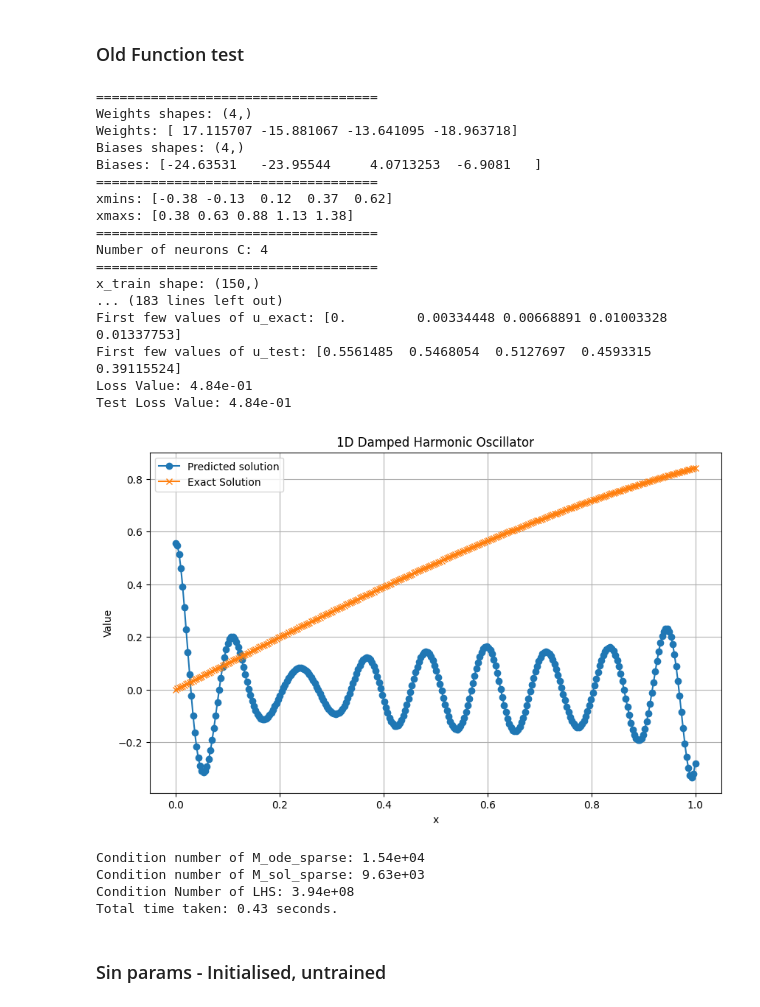
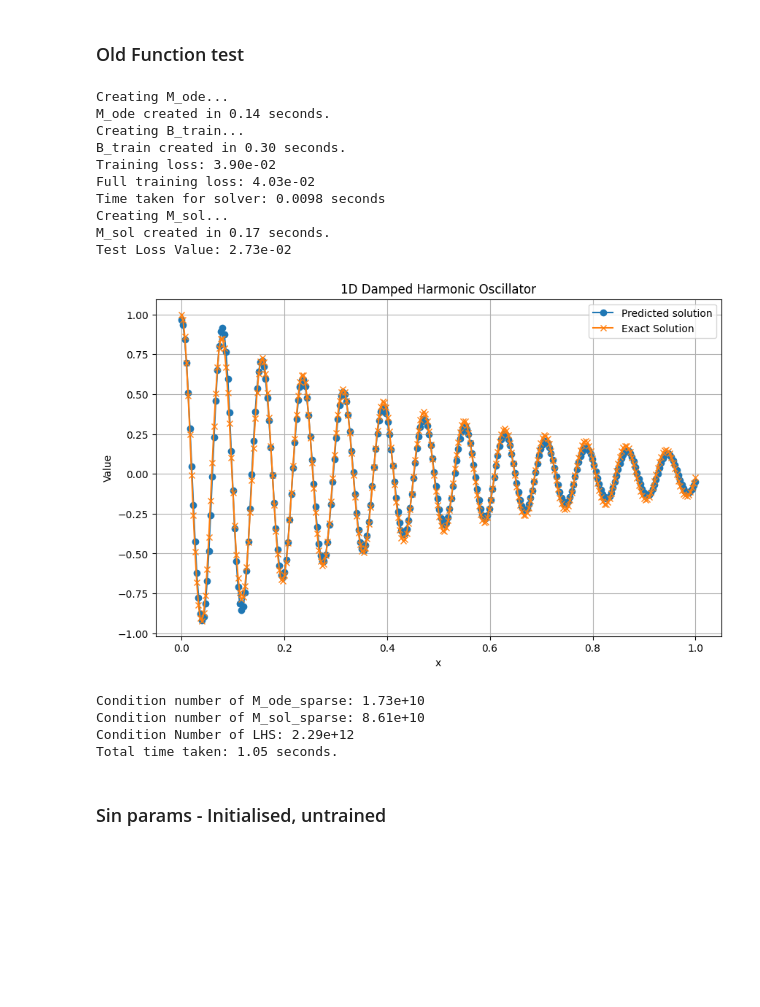
Before and after one commit to strathanderson/ELM-FBPINN, a Jupyter notebook: elmfbpinns/Basis_pre_training/FCN_basis_training.ipynb, the cells around one changed output. Drawn from its saved outputs; the diff is of its cells as text; code cells hidden in the pictures; blank space fills up the shorter version.

```diff
--- a/elmfbpinns/Basis_pre_training/FCN_basis_training.ipynb
+++ b/elmfbpinns/Basis_pre_training/FCN_basis_training.ipynb
@@ -228,18 +211,12 @@ def basis_pretrain(layer_sizes, J, xmin, xmax, nSamples, epochs, epoch_print, le
 # %%
-layer_sizes = [1, 16, 1]
-J = 5
-R = 0.24
+layer_sizes = [1, 32,32, 1]
+J = 20
+R = None
 xmin, xmax = 0, 1
-nSamples = 1000
-epochs = 10000
+nSamples = 300
+epochs = 50000
 epoch_print = epochs/10
 learning_rate = 1e-3
-# x_train = jnp.linspace(xmin, xmax, nSamples).reshape(-1, 1) #Y number of these
-# y_train_1 = exact_solution_cos(x_train) #Y number of these
-# y_train_2 = exact_solution_sin(x_train) #Y number of these
 
-# y_train = jnp.stack([y_train_1,y_train_2],axis=0)
-
-# y_train.shape
-sin_params, sin_ranges, sin_opt_state,key, w_key,b_key= basis_pretrain(layer_sizes, J, xmin, xmax,nSamples, epochs,epoch_print, learning_rate, jnp.sin, harm_u_exact = exact_solution_sin,R=R)
+sin_params, sin_ranges, sin_opt_state,key, w_key,b_key, y_train= basis_pretrain(layer_sizes, J, xmin, xmax,nSamples, epochs,epoch_print, learning_rate, jnp.sin, harm_u_exact = exact_solution_cos,R=R)
 # %% [output]
@@ -285,61 +278,51 @@ Epoch 9000, Loss: 0.000018145
 ### Old Function test
 # %%
 RHS_func = zero_RHS
-u_func = jnp.sin
+u_func = exact_solution_cos
 n_train = 150
 n_test = 300
-J=5
-C=4
-R=25
+J=20
+C=32
+R=0.24
 width = 1.9
 sigma = jnp.sin
 xmin,xmax= 0,1
 title = "1D Damped Harmonic Oscillator"
 old_results = elmfbpinn_old(
     RHS_func,
     u_func,
     n_train,
     n_test,
     J,
     C,
     R,
     xmin,
     xmax,
     width,
     sigma,
     title,
-    # key,
-    # w_key_hidden,
-    # b_key_hidden,
-    weights=None,
-    biases=None,
+    w_key,
+    b_key,
     lmda=1,
     plot_window=False,
     debug=False
 )
 # %% [output]
-====================================
-Weights shapes: (4,)
-Weights: [ 17.115707 -15.881067 -13.641095 -18.963718]
-Biases shapes: (4,)
-Biases: [-24.63531   -23.95544     4.0713253  -6.9081   ]
-====================================
-xmins: [-0.38 -0.13  0.12  0.37  0.62]
-xmaxs: [0.38 0.63 0.88 1.13 1.38]
-====================================
-Number of neurons C: 4
-====================================
-x_train shape: (150,)
-... (183 lines left out)
-First few values of u_exact: [0.         0.00334448 0.00668891 0.01003328 0.01337753]
-First few values of u_test: [0.5561485  0.5468054  0.5127697  0.4593315  0.39115524]
-Loss Value: 4.84e-01
-Test Loss Value: 4.84e-01
+Creating M_ode...
+M_ode created in 0.14 seconds.
+Creating B_train...
+B_train created in 0.30 seconds.
+Training loss: 3.90e-02
+Full training loss: 4.03e-02
+Time taken for solver: 0.0098 seconds
+Creating M_sol...
+M_sol created in 0.17 seconds.
+Test Loss Value: 2.73e-02
-[figure, old version]
+[figure, new version]
-Condition number of M_ode_sparse: 1.54e+04
-Condition number of M_sol_sparse: 9.63e+03
-Condition Number of LHS: 3.94e+08
-Total time taken: 0.43 seconds.
+Condition number of M_ode_sparse: 1.73e+10
+Condition number of M_sol_sparse: 8.61e+10
+Condition Number of LHS: 2.29e+12
+Total time taken: 1.05 seconds.
 # %% [markdown]
 ### Sin params - Initialised, untrained
 # %%
```
Also changed, not shown: parts of 27 cells of this notebook, 6 other files.
